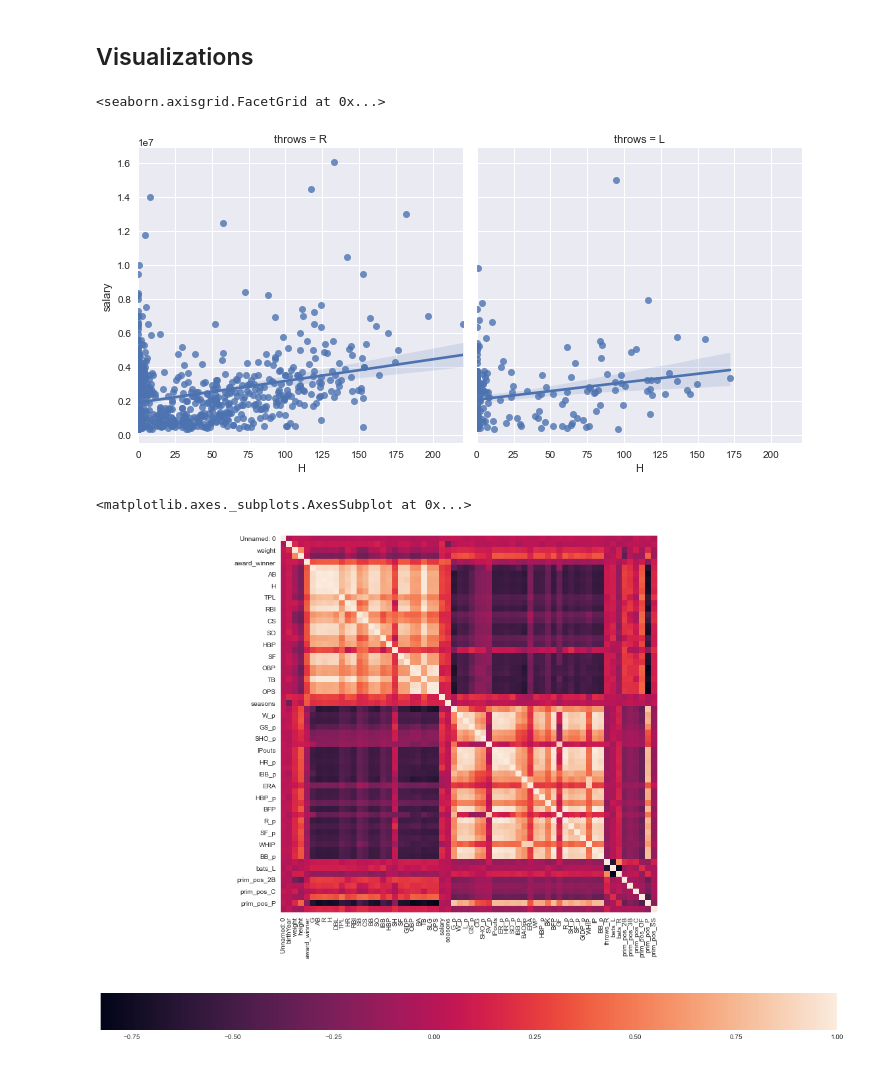
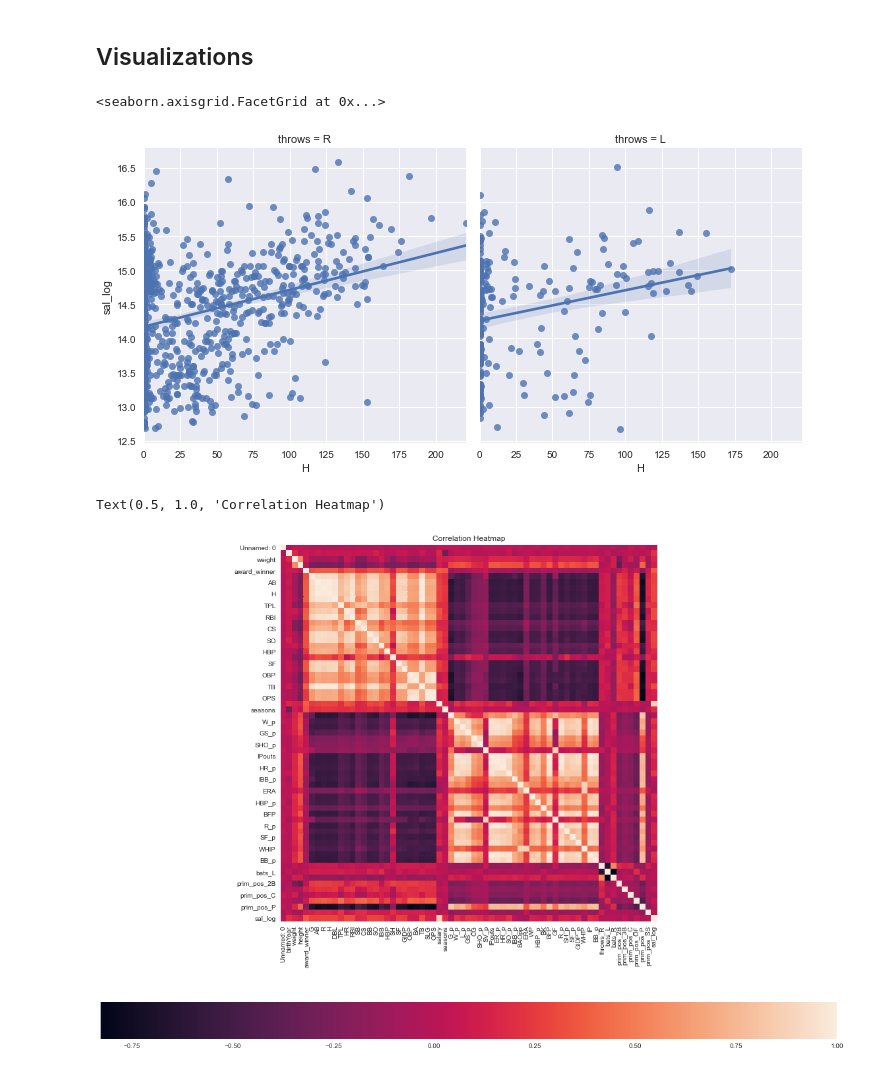
Before and after one commit to ptorres001/MLB_Salary_prediction, a Jupyter notebook: 02_analysis.ipynb, the cells around one changed output. Saved outputs shown, nothing was run; the diff lists cells and outputs as text; code cells hidden in the pictures.

```diff
--- a/02_analysis.ipynb
+++ b/02_analysis.ipynb
@@ -172,6 +192,8 @@ df['throws'].value_counts()
 R    774
 L    220
 Name: throws, dtype: int64
+# %%
+df['sal_log'] = np.log(df['salary'])
 # %%
 fig, ax = plt.subplots(figsize = (15,10))
 
@@ -371,14 +405,17 @@ We fail to reject the null hypothesis
 # %% [markdown]
 ## Visualizations
 # %%
-sns.lmplot(x='H',y='salary',data=df,col='throws')
+sns.lmplot(x='H',y='sal_log',data=df,col='throws')
 # %% [output]
 <seaborn.axisgrid.FacetGrid at 0x...>
-[figure, old version]
+[figure, new version]
 # %%
 fig,ax = plt.subplots(figsize = (20,15))
 
 sns.heatmap(df.corr(), cbar_kws= {'orientation': 'horizontal'} ,square=True)
+plt.title("Correlation Heatmap")
+#plt.savefig('PNG/hand_salary_dist.png', dpi=300,
+      #      bbox_inches= 'tight', padding_inches = 4, transparent = True )
 # %% [output]
-<matplotlib.axes._subplots.AxesSubplot at 0x...>
+Text(0.5, 1.0, 'Correlation Heatmap')
-[figure, old version]
+[figure, new version]
```
Also changed, not shown: parts of 17 cells of this notebook.
